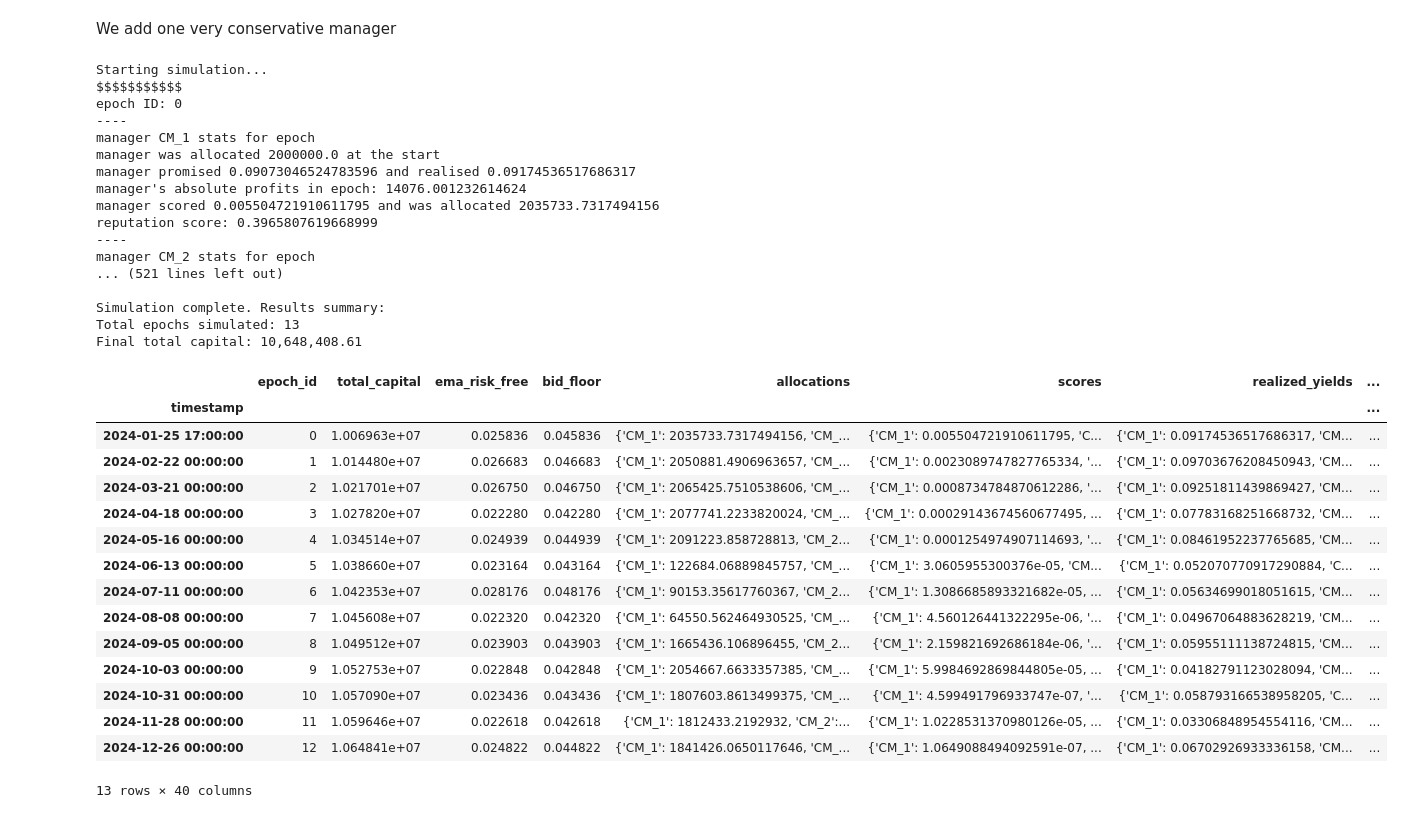
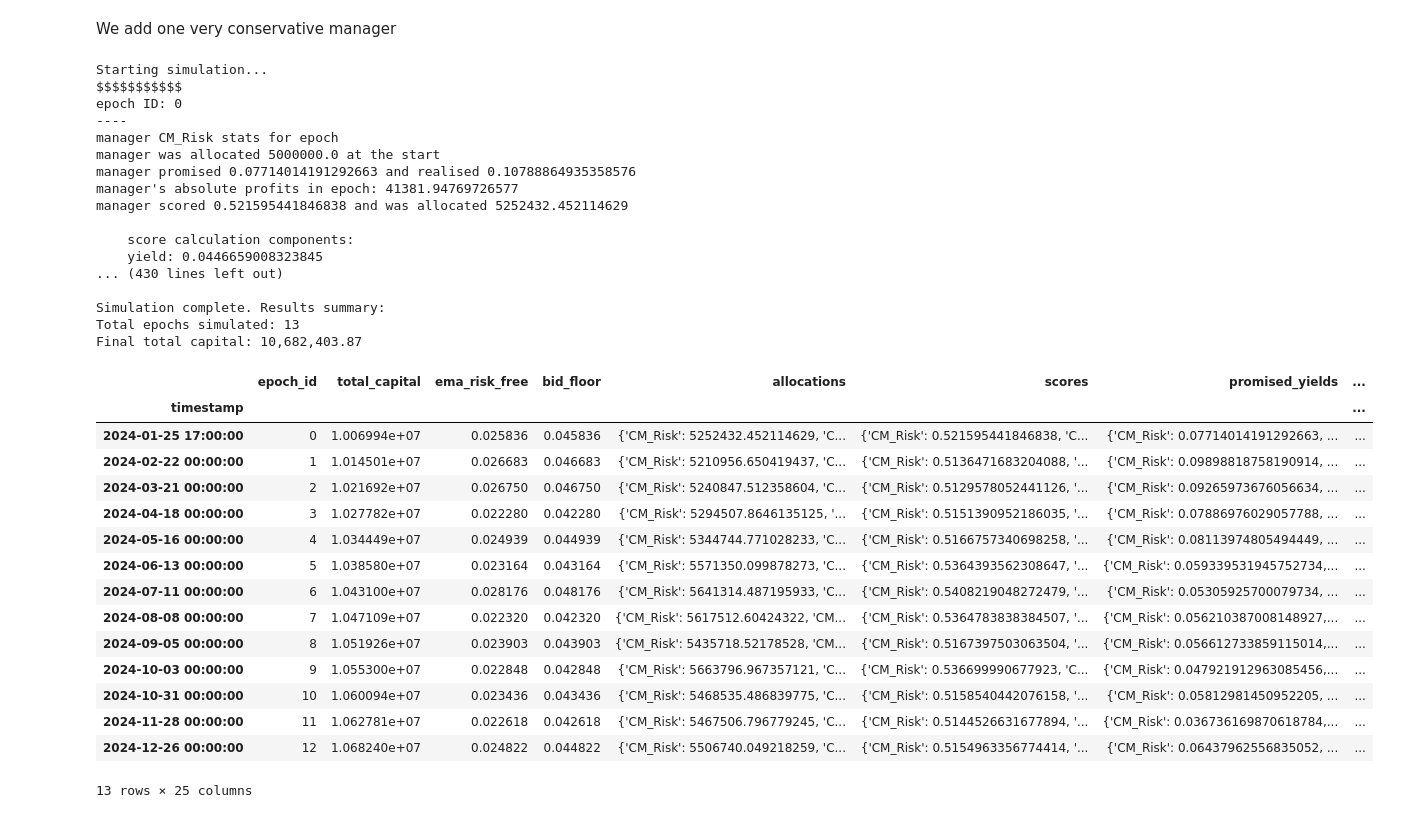
Before and after one commit to bout3fiddy/cap-alloc, a Jupyter notebook: simulation.ipynb, the cells around one changed output. Saved outputs shown, nothing was run; the diff lists cells and outputs as text; code cells hidden in the pictures.

```diff
--- a/simulation.ipynb
+++ b/simulation.ipynb
@@ -7,10 +7,10 @@ from src.simulation import AllocationSimulator
 # %%
 dao_params = DaoParams(
     alpha=0.6,
-    beta=0,
+    beta=1.5,
     premium=0.02,
     min_bond=50000,
-    penalty=0.01,
+    penalty=1.1,
     epoch_length_hours=24*28,
     auction_length=-1,
     ema_window_risk_free=24*7,
@@ -76,3 +60,5 @@ managers = [
+# %%
+managers = []
 # %% [markdown]
 We add one irrational manager
 # %%
@@ -86,6 +72,7 @@ managers.append(
         allocated_capital=0,
         absolute_returns=0,
         score=0,
+        str_score='',
         reputation=1,
         score_history=None,  # Will be initialized to empty ScoreHistory
         to_penalise=False,
@@ -104,6 +91,7 @@ managers.append(
         allocated_capital=0,
         absolute_returns=0,
         score=0,
+        str_score='',
         reputation=1,
         score_history=None,  # Will be initialized to empty ScoreHistory
         to_penalise=False,
@@ -130,48 +118,48 @@ Starting simulation...
 $$$$$$$$$$$
 epoch ID: 0
 ----
-manager CM_1 stats for epoch
-manager was allocated 2000000.0 at the start
-manager promised 0.09073046524783596 and realised 0.09174536517686317
-manager's absolute profits in epoch: 14076.001232614624
-manager scored 0.005504721910611795 and was allocated 2035733.7317494156
-reputation score: 0.3965807619668999
-----
-manager CM_2 stats for epoch
-... (521 lines left out)
+manager CM_Risk stats for epoch
+manager was allocated 5000000.0 at the start
+manager promised 0.07714014191292663 and realised 0.10788864935358576
+manager's absolute profits in epoch: 41381.94769726577
+manager scored 0.521595441846838 and was allocated 5252432.452114629
+
+    score calculation components:
+    yield: 0.0446659008323845
+... (430 lines left out)
 
 Simulation complete. Results summary:
 Total epochs simulated: 13
-Final total capital: 10,648,408.61
+Final total capital: 10,682,403.87
 # %%
 plot_df = results.copy()
 
-columns = ['allocations', 'scores', 'realized_yields', 'reputation', 'absolute_returns', 'bond_amount']
+columns = ['allocations', 'scores', 'promised_yields', 'realized_yields', 'reputation', 'absolute_returns', 'bond_amount']
 
 # Unpack dictionary columns
 for col in columns:
     expanded = plot_df[col].apply(pd.Series)
     expanded.columns = [f'{col}_{cid}' for cid in expanded.columns]
     plot_df = pd.concat([plot_df, expanded], axis=1)
 
 plot_df
 # %% [output]
-|  | epoch_id | total_capital | ema_risk_free | bid_floor | allocations | scores | realized_yields | ... |
+|  | epoch_id | total_capital | ema_risk_free | bid_floor | allocations | scores | promised_yields | ... |
 | timestamp |  |  |  |  |  |  |  | ... |
-| 2024-01-25 17:00:00 | 0 | 1.006963e+07 | 0.025836 | 0.045836 | {'CM_1': 2035733.7317494156, 'CM_... | {'CM_1': 0.005504721910611795, 'C... | {'CM_1': 0.09174536517686317, 'CM... | ... |
-| 2024-02-22 00:00:00 | 1 | 1.014480e+07 | 0.026683 | 0.046683 | {'CM_1': 2050881.4906963657, 'CM_... | {'CM_1': 0.0023089747827765334, '... | {'CM_1': 0.09703676208450943, 'CM... | ... |
-| 2024-03-21 00:00:00 | 2 | 1.021701e+07 | 0.026750 | 0.046750 | {'CM_1': 2065425.7510538606, 'CM_... | {'CM_1': 0.0008734784870612286, '... | {'CM_1': 0.09251811439869427, 'CM... | ... |
-| 2024-04-18 00:00:00 | 3 | 1.027820e+07 | 0.022280 | 0.042280 | {'CM_1': 2077741.2233820024, 'CM_... | {'CM_1': 0.00029143674560677495, ... | {'CM_1': 0.07783168251668732, 'CM... | ... |
-| 2024-05-16 00:00:00 | 4 | 1.034514e+07 | 0.024939 | 0.044939 | {'CM_1': 2091223.858728813, 'CM_2... | {'CM_1': 0.0001254974907114693, '... | {'CM_1': 0.08461952237765685, 'CM... | ... |
-| 2024-06-13 00:00:00 | 5 | 1.038660e+07 | 0.023164 | 0.043164 | {'CM_1': 122684.06889845757, 'CM_... | {'CM_1': 3.0605955300376e-05, 'CM... | {'CM_1': 0.052070770917290884, 'C... | ... |
-| 2024-07-11 00:00:00 | 6 | 1.042353e+07 | 0.028176 | 0.048176 | {'CM_1': 90153.35617760367, 'CM_2... | {'CM_1': 1.3086685893321682e-05, ... | {'CM_1': 0.05634699018051615, 'CM... | ... |
-| 2024-08-08 00:00:00 | 7 | 1.045608e+07 | 0.022320 | 0.042320 | {'CM_1': 64550.562464930525, 'CM_... | {'CM_1': 4.560126441322295e-06, '... | {'CM_1': 0.04967064883628219, 'CM... | ... |
-| 2024-09-05 00:00:00 | 8 | 1.049512e+07 | 0.023903 | 0.043903 | {'CM_1': 1665436.106896455, 'CM_2... | {'CM_1': 2.159821692686184e-06, '... | {'CM_1': 0.05955111138724815, 'CM... | ... |
-| 2024-10-03 00:00:00 | 9 | 1.052753e+07 | 0.022848 | 0.042848 | {'CM_1': 2054667.6633357385, 'CM_... | {'CM_1': 5.9984692869844805e-05, ... | {'CM_1': 0.04182791123028094, 'CM... | ... |
-| 2024-10-31 00:00:00 | 10 | 1.057090e+07 | 0.023436 | 0.043436 | {'CM_1': 1807603.8613499375, 'CM_... | {'CM_1': 4.599491796933747e-07, '... | {'CM_1': 0.058793166538958205, 'C... | ... |
-| 2024-11-28 00:00:00 | 11 | 1.059646e+07 | 0.022618 | 0.042618 | {'CM_1': 1812433.2192932, 'CM_2':... | {'CM_1': 1.0228531370980126e-05, ... | {'CM_1': 0.03306848954554116, 'CM... | ... |
-| 2024-12-26 00:00:00 | 12 | 1.064841e+07 | 0.024822 | 0.044822 | {'CM_1': 1841426.0650117646, 'CM_... | {'CM_1': 1.0649088494092591e-07, ... | {'CM_1': 0.06702926933336158, 'CM... | ... |
+| 2024-01-25 17:00:00 | 0 | 1.006994e+07 | 0.025836 | 0.045836 | {'CM_Risk': 5252432.452114629, 'C... | {'CM_Risk': 0.521595441846838, 'C... | {'CM_Risk': 0.07714014191292663, ... | ... |
+| 2024-02-22 00:00:00 | 1 | 1.014501e+07 | 0.026683 | 0.046683 | {'CM_Risk': 5210956.650419437, 'C... | {'CM_Risk': 0.5136471683204088, '... | {'CM_Risk': 0.09898818758190914, ... | ... |
+| 2024-03-21 00:00:00 | 2 | 1.021692e+07 | 0.026750 | 0.046750 | {'CM_Risk': 5240847.512358604, 'C... | {'CM_Risk': 0.5129578052441126, '... | {'CM_Risk': 0.09265973676056634, ... | ... |
+| 2024-04-18 00:00:00 | 3 | 1.027782e+07 | 0.022280 | 0.042280 | {'CM_Risk': 5294507.8646135125, '... | {'CM_Risk': 0.5151390952186035, '... | {'CM_Risk': 0.07886976029057788, ... | ... |
+| 2024-05-16 00:00:00 | 4 | 1.034449e+07 | 0.024939 | 0.044939 | {'CM_Risk': 5344744.771028233, 'C... | {'CM_Risk': 0.5166757340698258, '... | {'CM_Risk': 0.08113974805494449, ... | ... |
+| 2024-06-13 00:00:00 | 5 | 1.038580e+07 | 0.023164 | 0.043164 | {'CM_Risk': 5571350.099878273, 'C... | {'CM_Risk': 0.5364393562308647, '... | {'CM_Risk': 0.059339531945752734,... | ... |
+| 2024-07-11 00:00:00 | 6 | 1.043100e+07 | 0.028176 | 0.048176 | {'CM_Risk': 5641314.487195933, 'C... | {'CM_Risk': 0.5408219048272479, '... | {'CM_Risk': 0.05305925700079734, ... | ... |
+| 2024-08-08 00:00:00 | 7 | 1.047109e+07 | 0.022320 | 0.042320 | {'CM_Risk': 5617512.60424322, 'CM... | {'CM_Risk': 0.5364783838384507, '... | {'CM_Risk': 0.056210387008148927,... | ... |
+| 2024-09-05 00:00:00 | 8 | 1.051926e+07 | 0.023903 | 0.043903 | {'CM_Risk': 5435718.52178528, 'CM... | {'CM_Risk': 0.5167397503063504, '... | {'CM_Risk': 0.056612733859115014,... | ... |
+| 2024-10-03 00:00:00 | 9 | 1.055300e+07 | 0.022848 | 0.042848 | {'CM_Risk': 5663796.967357121, 'C... | {'CM_Risk': 0.536699990677923, 'C... | {'CM_Risk': 0.047921912963085456,... | ... |
+| 2024-10-31 00:00:00 | 10 | 1.060094e+07 | 0.023436 | 0.043436 | {'CM_Risk': 5468535.486839775, 'C... | {'CM_Risk': 0.5158540442076158, '... | {'CM_Risk': 0.05812981450952205, ... | ... |
+| 2024-11-28 00:00:00 | 11 | 1.062781e+07 | 0.022618 | 0.042618 | {'CM_Risk': 5467506.796779245, 'C... | {'CM_Risk': 0.5144526631677894, '... | {'CM_Risk': 0.036736169870618784,... | ... |
+| 2024-12-26 00:00:00 | 12 | 1.068240e+07 | 0.024822 | 0.044822 | {'CM_Risk': 5506740.049218259, 'C... | {'CM_Risk': 0.5154963356774414, '... | {'CM_Risk': 0.06437962556835052, ... | ... |
-13 rows × 40 columns
+13 rows × 25 columns
 # %%
 plot_df.dropna(inplace=True)
 plot_df.drop(columns=["allocations", "scores", "realized_yields"], inplace=True)
```
Also changed, not shown: parts of 8 cells of this notebook, 4 other files.
